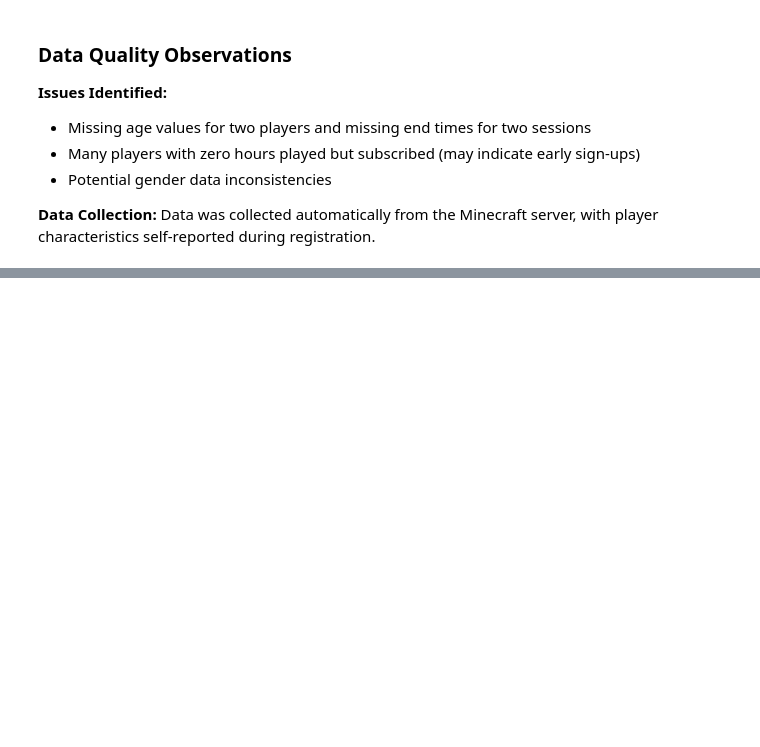
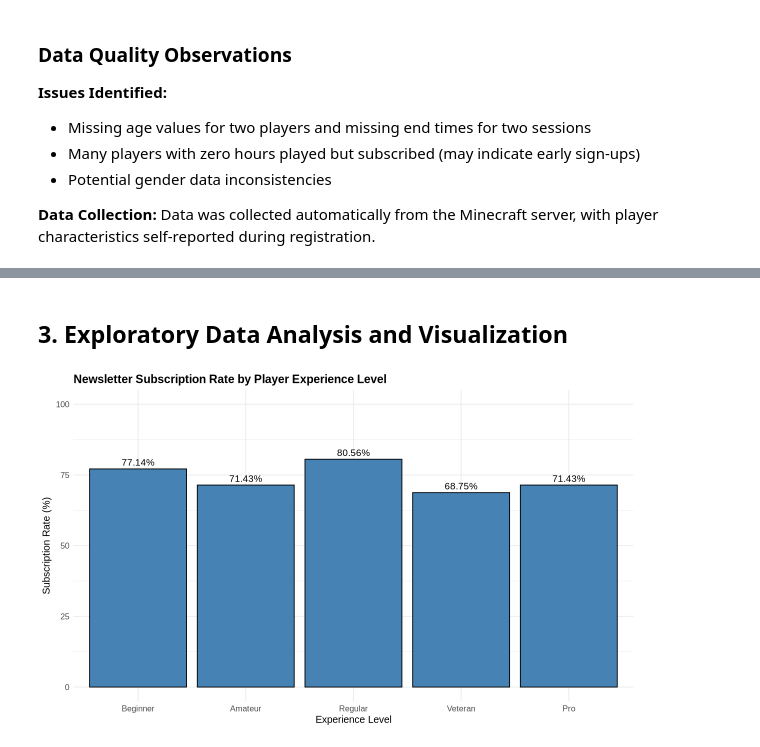
Before and after one commit to mohammadrezaebrahimi/Project_Planning_Stage_Individual-final, a Jupyter notebook: Report with Commits.ipynb, the cells around one changed output, grey strips where cells are left out. Cells and saved outputs as stored; diff of their text form; code cells hidden in the pictures; blank space fills up the shorter version.

Commit message:
Updated report with research questions and visualizations

```diff
--- a/Report with Commits.ipynb
+++ b/Report with Commits.ipynb
@@ -173,0 +185,27 @@ Data was collected automatically from the Minecraft server, with player characte
+# %% [markdown]
+## 3. Exploratory Data Analysis and Visualization
+# %%
+exp_subscribe <- players |>
+    group_by(experience) |>
+    summarise(subscription_rate = round(mean(subscribe) * 100, 2), .groups = 'drop') |>
+    mutate(experience = factor(experience,
+                               levels = c('Beginner', 'Amateur', 'Regular', 'Veteran', 'Pro'))) |>
+    arrange(experience)
+
+ggplot(exp_subscribe, aes(x = experience, y = subscription_rate)) +
+    geom_bar(stat = 'identity', fill = 'steelblue', color = 'black') +
+    geom_text(aes(label = paste0(subscription_rate, '%')), vjust = -0.5, size = 4) +
+    labs(
+        title = 'Newsletter Subscription Rate by Player Experience Level',
+        x = 'Experience Level',
+        y = 'Subscription Rate (%)'
+    ) +
+    theme_minimal() +
+    theme(
+        plot.title = element_text(face = 'bold', size = 14),
+        axis.title = element_text(size = 12),
+        axis.text = element_text(size = 10)
+    ) +
+    ylim(0, 100)
+# %% [output]
+[figure, added]
```
Also changed, not shown: parts of 9 cells of this notebook.
